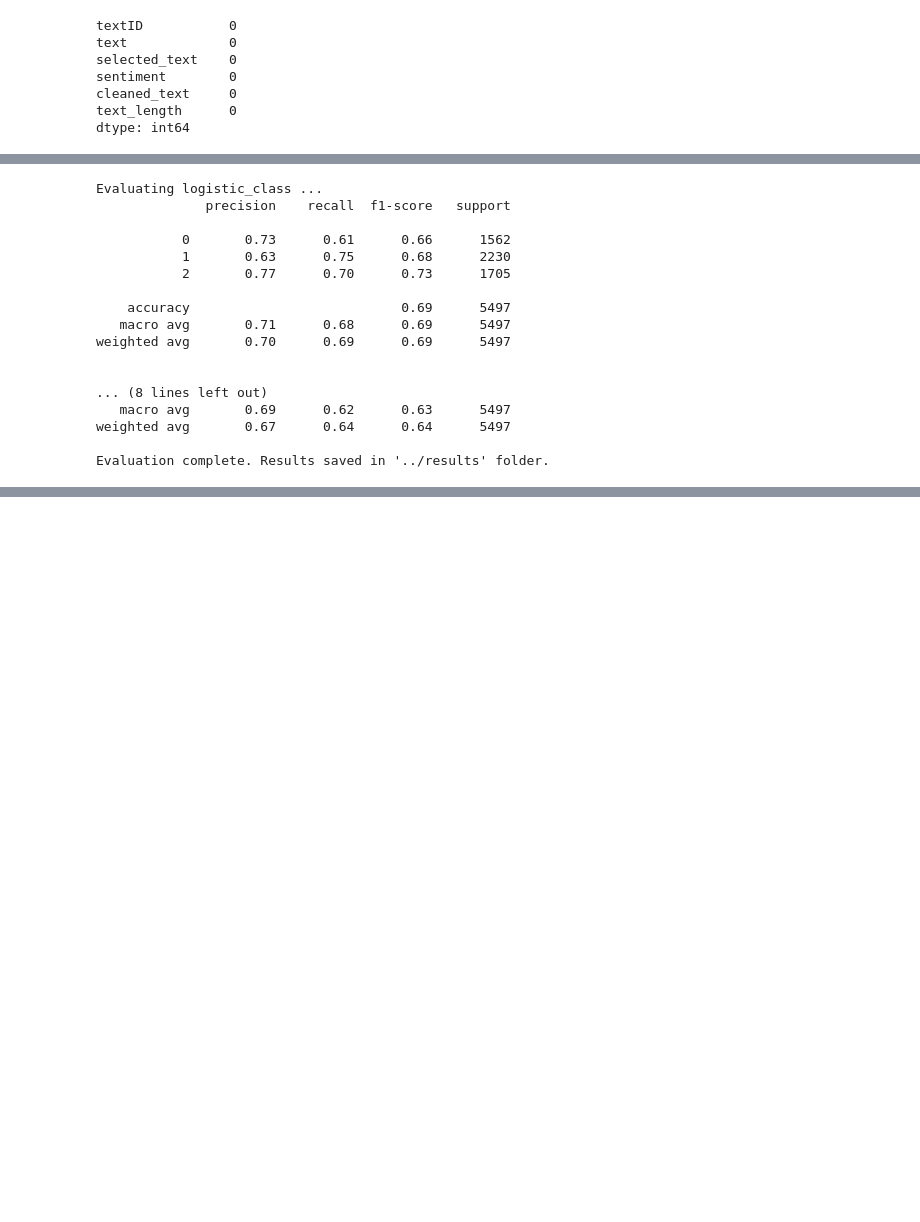
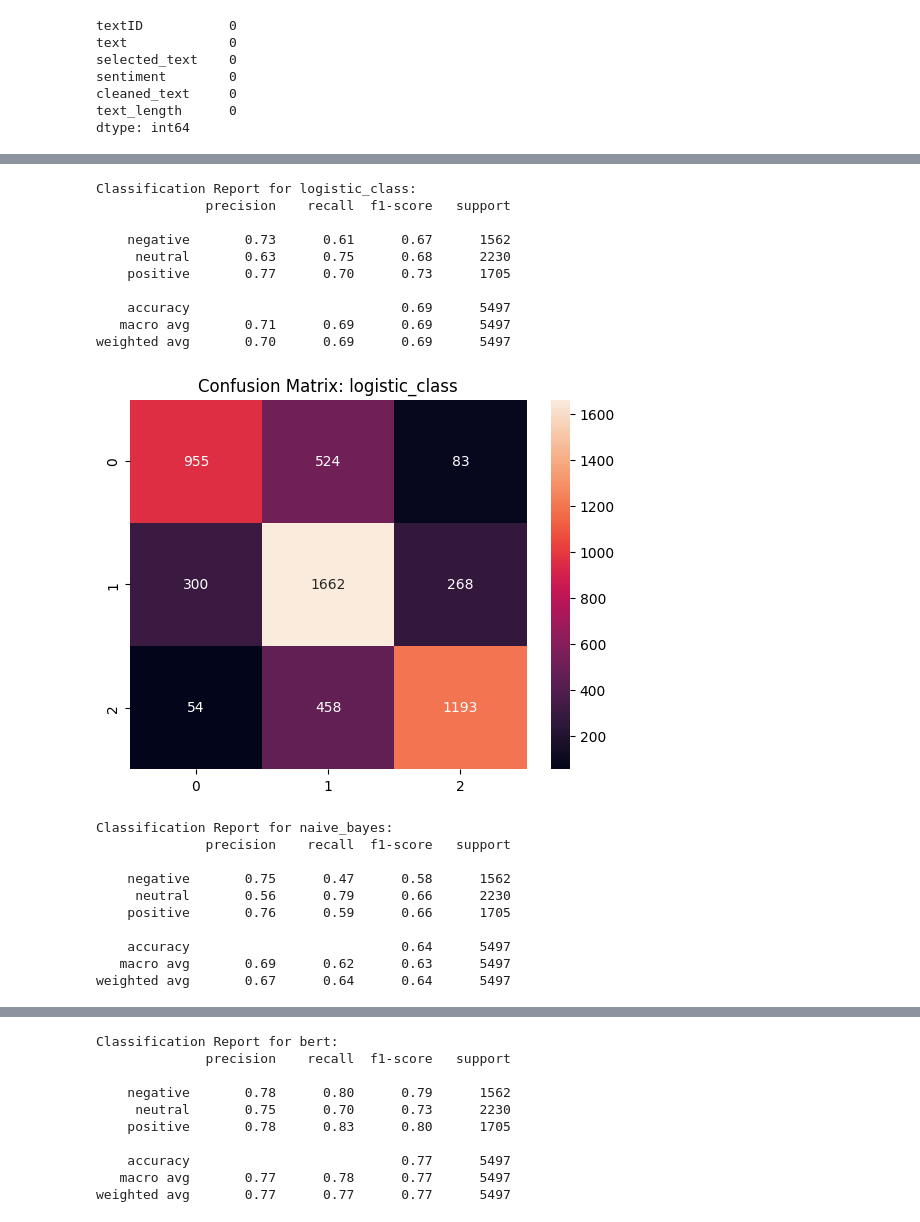
Before and after one commit to raman976/sentiment_analysis, a Jupyter notebook: notebooks/sentiment_analysis.ipynb, the cells around one changed output, grey strips where cells are left out. Drawn from its saved outputs; the diff is of its cells as text; code cells hidden in the pictures; blank space fills up the shorter version.

Commit message:
added bert

```diff
--- a/notebooks/sentiment_analysis.ipynb
+++ b/notebooks/sentiment_analysis.ipynb
@@ -109,8 +127,4 @@ text_length      0
 dtype: int64
 # %%
 # 6️⃣ Quick model test (small subset for sanity check)
-X_train, X_test, Y_train, Y_test = load_and_prepare_data("../datasets/data.csv")
-
-# Train classical models using your src script
-results = train_classical_models(X_train,Y_train,X_test,Y_test)
-print("Quick model accuracy comparison:", results)
+X_train, X_test, Y_train, Y_test,le = load_and_prepare_data("../datasets/data.csv")
@@ -119,4 +131,5 @@ Quick model accuracy comparison: {'logistic_class': 0.6918319083136256, 'naive_b
 # %%
-import os
-os.getcwd()
+# Train classical models using your src script
+results = train_and_save_models(X_train,Y_train,X_test,Y_test)
+print("Quick model accuracy comparison:", results)
 # %% [output]
@@ -124,24 +144,26 @@ os.getcwd()
 # %%
-for model_name in results.keys():
-    print(f"\nEvaluating {model_name} ...")
-    evaluate_model(model_name, X_test, Y_test)
+classical_results, bert_preds = results
 
-print("Evaluation complete. Results saved in '../results' folder.")
+evaluate_and_save_results(X_test, Y_test, bert_preds, le)
 # %% [output]
-Evaluating logistic_class ...
+Classification Report for logistic_class:
               precision    recall  f1-score   support
 
-           0       0.73      0.61      0.66      1562
-           1       0.63      0.75      0.68      2230
-           2       0.77      0.70      0.73      1705
+    negative       0.73      0.61      0.67      1562
+     neutral       0.63      0.75      0.68      2230
+    positive       0.77      0.70      0.73      1705
 
     accuracy                           0.69      5497
-   macro avg       0.71      0.68      0.69      5497
+   macro avg       0.71      0.69      0.69      5497
 weighted avg       0.70      0.69      0.69      5497
-
-
-... (8 lines left out)
-   macro avg       0.69      0.62      0.63      5497
-weighted avg       0.67      0.64      0.64      5497
-
-Evaluation complete. Results saved in '../results' folder.
+[figure, added]
+Classification Report for naive_bayes:
+              precision    recall  f1-score   support
+
+    negative       0.75      0.47      0.58      1562
+     neutral       0.56      0.79      0.66      2230
+    positive       0.76      0.59      0.66      1705
+
+    accuracy                           0.64      5497
+   macro avg       0.69      0.62      0.63      5497
+weighted avg       0.67      0.64      0.64      5497
@@ -147,0 +171,10 @@ Evaluation complete. Results saved in '../results' folder.
+Classification Report for bert:
+              precision    recall  f1-score   support
+
+    negative       0.78      0.80      0.79      1562
+     neutral       0.75      0.70      0.73      2230
+    positive       0.78      0.83      0.80      1705
+
+    accuracy                           0.77      5497
+   macro avg       0.77      0.78      0.77      5497
+weighted avg       0.77      0.77      0.77      5497
```
Also changed, not shown: parts of 6 cells of this notebook, 5 other files.
